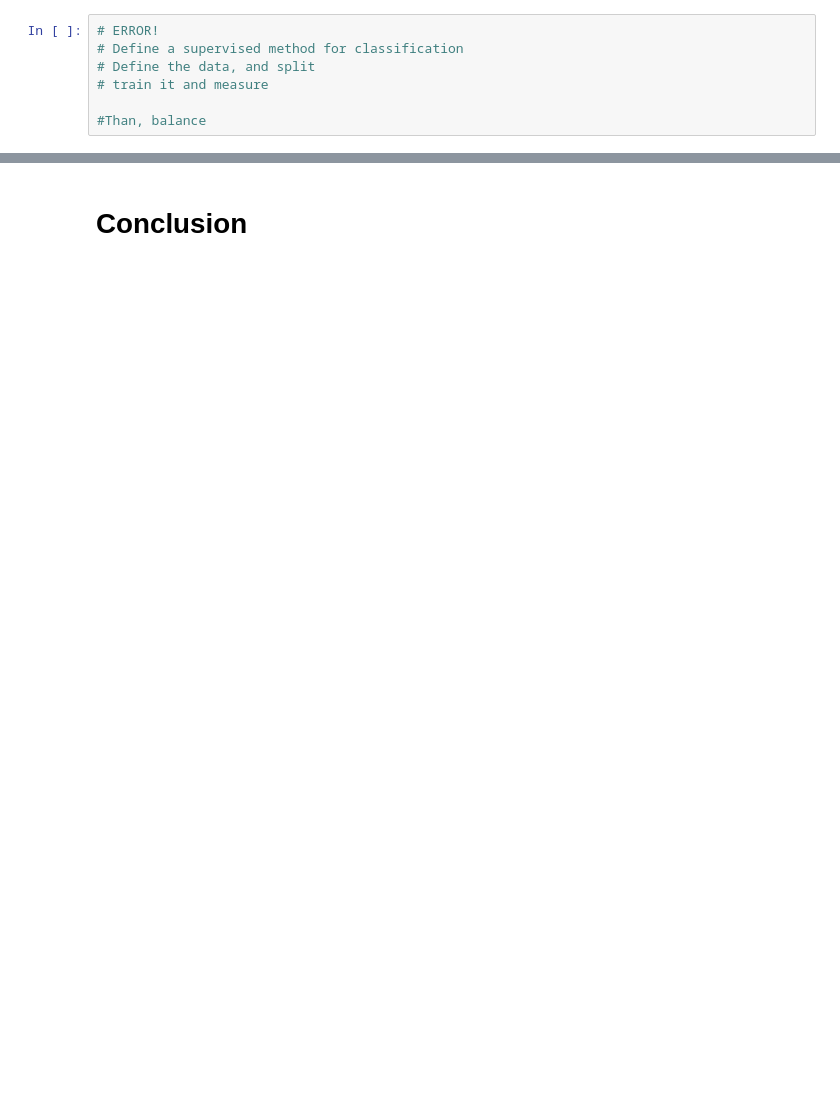
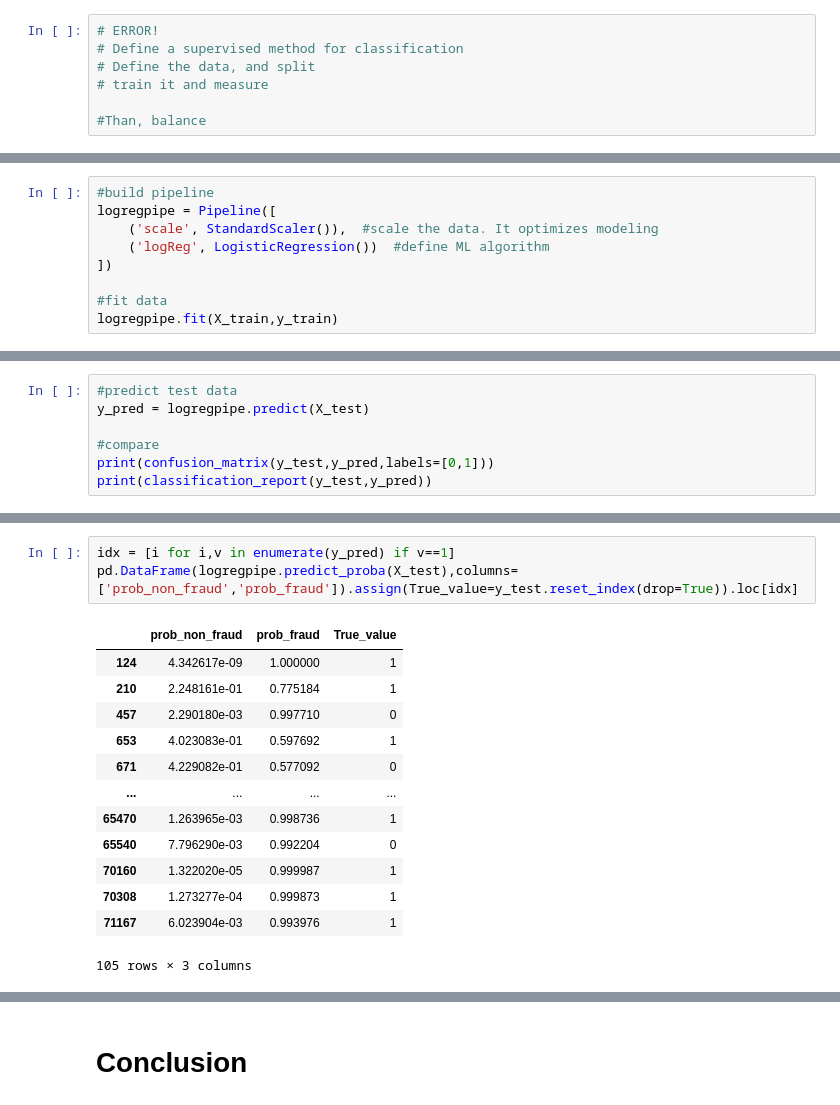
Before and after one commit to allansuzuki/Credit_Card_Fraud, a Jupyter notebook: Credit_Card_Fraud.ipynb, the cells around one changed output, grey strips where cells are left out. Saved outputs shown, nothing was run; the diff lists cells and outputs as text; blank space fills up the shorter version.

```diff
--- a/Credit_Card_Fraud.ipynb
+++ b/Credit_Card_Fraud.ipynb
@@ -268,0 +306,9 @@ Let's move to analyse the V-columns:
+# %%
+#build pipeline
+logregpipe = Pipeline([
+    ('scale', StandardScaler()),  #scale the data. It optimizes modeling
+    ('logReg', LogisticRegression())  #define ML algorithm
+])
+
+#fit data
+logregpipe.fit(X_train,y_train)
@@ -268,0 +337,7 @@ Let's move to analyse the V-columns:
+# %%
+#predict test data
+y_pred = logregpipe.predict(X_test)
+
+#compare
+print(confusion_matrix(y_test,y_pred,labels=[0,1]))
+print(classification_report(y_test,y_pred))
@@ -268,0 +372,17 @@ Let's move to analyse the V-columns:
+# %%
+idx = [i for i,v in enumerate(y_pred) if v==1]
+pd.DataFrame(logregpipe.predict_proba(X_test),columns=['prob_non_fraud','prob_fraud']).assign(True_value=y_test.reset_index(drop=True)).loc[idx]
+# %% [output]
+|  | prob_non_fraud | prob_fraud | True_value |
+| 124 | 4.342617e-09 | 1.000000 | 1 |
+| 210 | 2.248161e-01 | 0.775184 | 1 |
+| 457 | 2.290180e-03 | 0.997710 | 0 |
+| 653 | 4.023083e-01 | 0.597692 | 1 |
+| 671 | 4.229082e-01 | 0.577092 | 0 |
+| ... | ... | ... | ... |
+| 65470 | 1.263965e-03 | 0.998736 | 1 |
+| 65540 | 7.796290e-03 | 0.992204 | 0 |
+| 70160 | 1.322020e-05 | 0.999987 | 1 |
+| 70308 | 1.273277e-04 | 0.999873 | 1 |
+| 71167 | 6.023904e-03 | 0.993976 | 1 |
+105 rows × 3 columns
```
Also changed, not shown: parts of 23 cells of this notebook.
